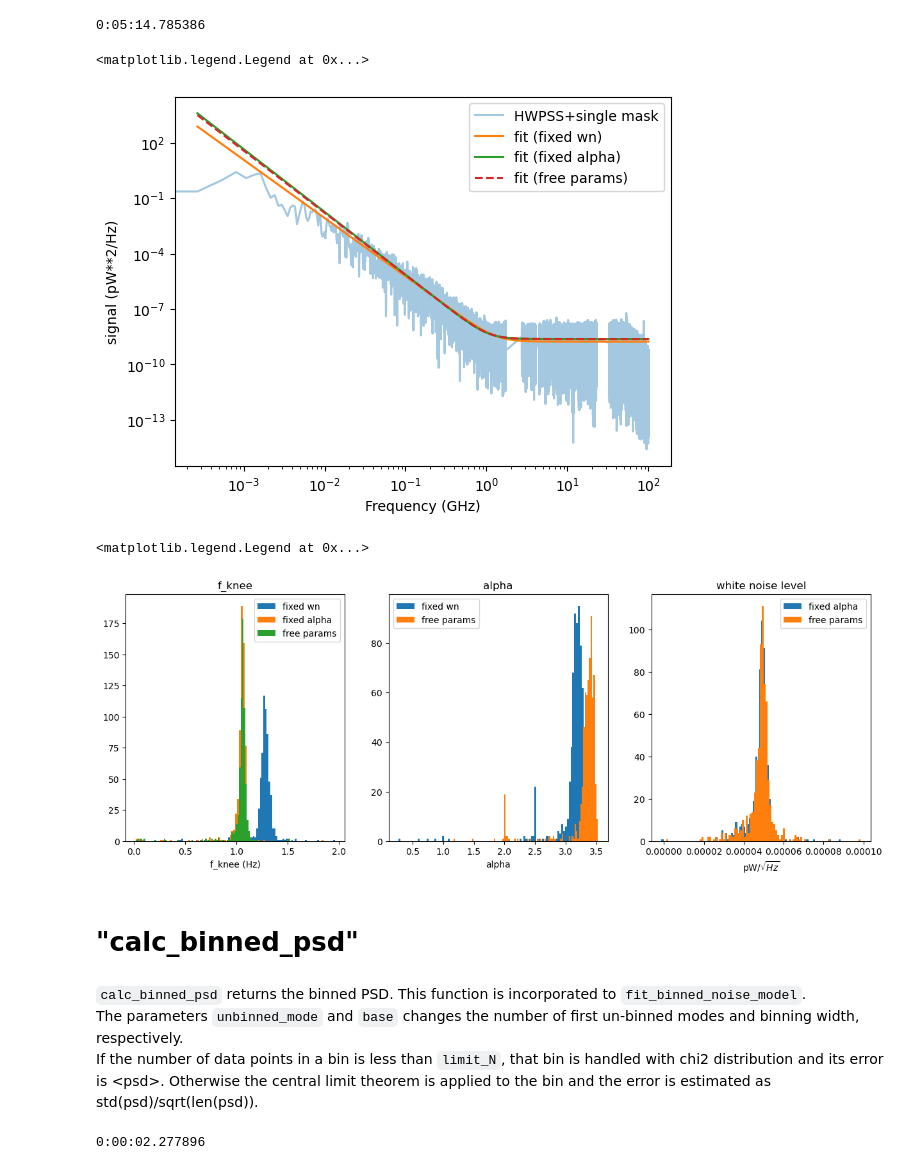
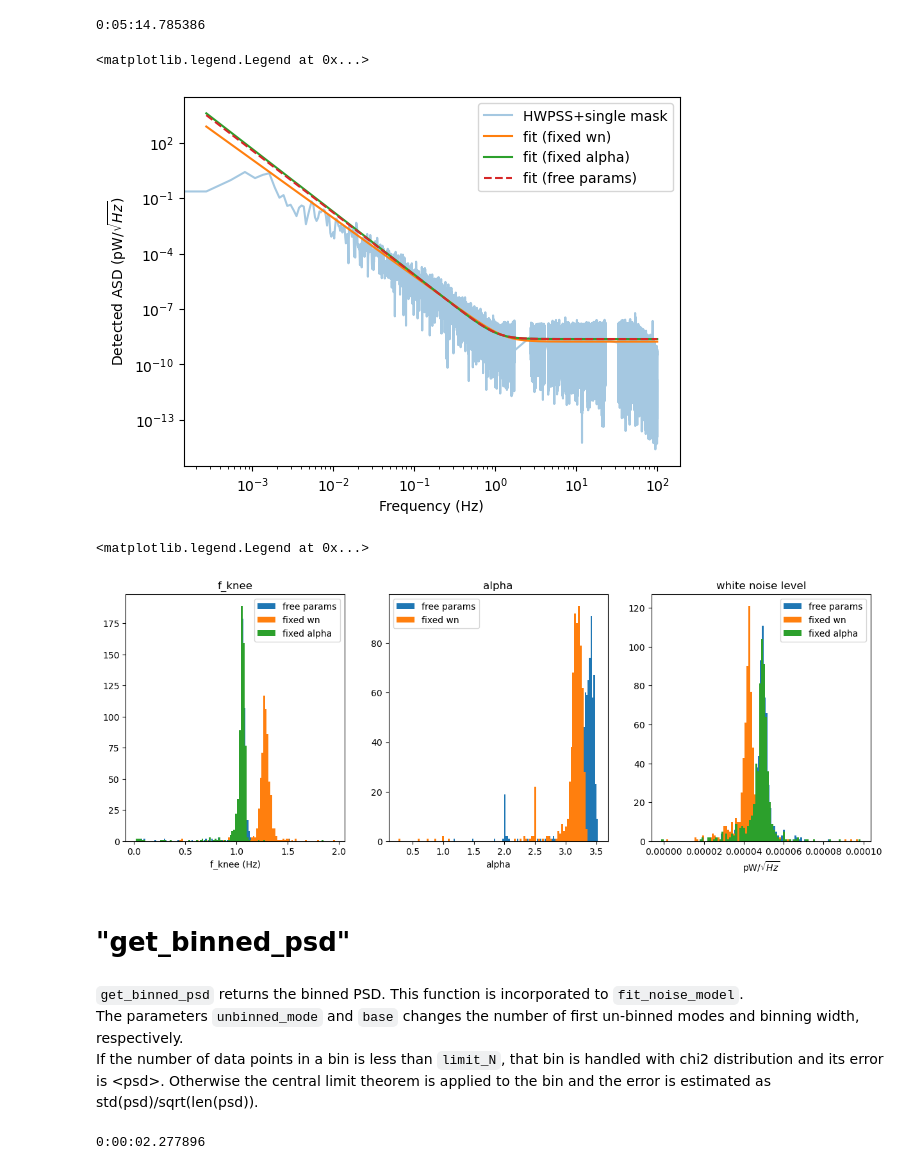
Before and after one commit to 17-sugiyama/scratch, a Jupyter notebook: 20250114_fft_ops_PR.ipynb, the cells around one changed output. Cells and saved outputs as stored; diff of their text form; code cells hidden in the pictures.

```diff
--- a/20250114_fft_ops_PR.ipynb
+++ b/20250114_fft_ops_PR.ipynb
@@ -96,6 +97,6 @@ def calc_wn(aman, pxx=None, freqs=None, low_f=5, high_f=10)New feature of fit_no
 * ``f_min`` has been added to limit the minimum frequency to fit.
 # %%
-wn = fft_ops.calc_wn(aman, pxx=aman.Pxx, freqs=aman.freqs, low_f=5, high_f=10)
+wn_initial_val = fft_ops.calc_wn(aman, pxx=aman.Pxx, freqs=aman.freqs, low_f=5, high_f=10)
 # %%
 start = datetime.datetime.now()
 noise_fit_stats_fixed_wn = fft_ops.fit_noise_model(aman,
@@ -104,7 +105,7 @@ noise_fit_stats_fixed_wn = fft_ops.fit_noise_model(aman,
                                                    f_min=0.001,
                                                    f_max=20,
                                                    mask=True,
-                                                   wn_est = wn,
+                                                   wn_est=wn_initial_val,
                                                    fixed_param="wn")
 stop = datetime.datetime.now()
 print(stop - start)
@@ -154,61 +155,61 @@ plt.loglog(aman.freqs, fft_ops.noise_model(aman.freqs, noise_fit_stats.fit[0]),
 noise_fit_stats = noise_fit_stats_all_params
 plt.loglog(aman.freqs, fft_ops.noise_model(aman.freqs, noise_fit_stats.fit[0]),"--",  label="fit (free params)")
 
-plt.xlabel('Frequency (GHz)')
-plt.ylabel('signal (pW**2/Hz)')
+plt.xlabel('Frequency (Hz)')
+plt.ylabel('Detected ASD (pW/$\sqrt{Hz}$)')
 plt.legend()
 # %% [output]
 <matplotlib.legend.Legend at 0x...>
-[figure, old version]
+[figure, new version]
 # %%
 fig = plt.figure(figsize=(15, 5))
 ax1 = fig.add_subplot(1, 3, 1)
 ax1.set_title("f_knee")
+noise_fit_stats = noise_fit_stats_all_params
+f_knee = noise_fit_stats.fit.T[1]
+ax1.hist(f_knee[((f_knee>0)&(f_knee<2))], bins=100, label="free params")
 noise_fit_stats = noise_fit_stats_fixed_wn
 f_knee = noise_fit_stats.fit.T[1]
 ax1.hist(f_knee[((f_knee>0)&(f_knee<2))], bins=100, label="fixed wn")
-
 noise_fit_stats = noise_fit_stats_fixed_alpha
 f_knee = noise_fit_stats.fit.T[1]
 ax1.hist(f_knee[((f_knee>0)&(f_knee<2))], bins=100, label="fixed alpha")
-
-noise_fit_stats = noise_fit_stats_all_params
-f_knee = noise_fit_stats.fit.T[1]
-ax1.hist(f_knee[((f_knee>0)&(f_knee<2))], bins=100, label="free params")
 ax1.set_xlabel('f_knee (Hz)')
 ax1.legend()
 
 ax2 = fig.add_subplot(1, 3, 2)
 ax2.set_title("alpha")
+noise_fit_stats = noise_fit_stats_all_params
+alpha = noise_fit_stats.fit.T[2]
+ax2.hist(alpha[((alpha>0)&(alpha<4))], bins=100, label="free params")
 noise_fit_stats = noise_fit_stats_fixed_wn
 alpha = noise_fit_stats.fit.T[2]
 ax2.hist(alpha[((alpha>0)&(alpha<4))], bins=100, label="fixed wn")
 
-noise_fit_stats = noise_fit_stats_all_params
-alpha = noise_fit_stats.fit.T[2]
-ax2.hist(alpha[((alpha>0)&(alpha<4))], bins=100, label="free params")
 ax2.set_xlabel('alpha')
 ax2.legend()
 
 ax3 = fig.add_subplot(1, 3, 3)
 ax3.set_title("white noise level")
-
+noise_fit_stats = noise_fit_stats_all_params
+wn = noise_fit_stats.fit.T[0]
+ax3.hist(wn[wn<0.0001], bins=100, label="free params")
+noise_fit_stats = noise_fit_stats_fixed_wn
+wn = noise_fit_stats.fit.T[0]
+ax3.hist(wn[wn<0.0001], bins=100, label="fixed wn")
 noise_fit_stats = noise_fit_stats_fixed_alpha
 wn = noise_fit_stats.fit.T[0]
 ax3.hist(wn[wn<0.0001], bins=100, label="fixed alpha")
 
-noise_fit_stats = noise_fit_stats_all_params
-wn = noise_fit_stats.fit.T[0]
-ax3.hist(wn[wn<0.0001], bins=100, label="free params")
 ax3.set_xlabel('pW/$\sqrt{Hz}$')
 ax3.legend()
 # %% [output]
 <matplotlib.legend.Legend at 0x...>
-[figure, old version]
+[figure, new version]
 # %% [markdown]
-# "calc_binned_psd"
+# "get_binned_psd"
 # %% [markdown]
-``calc_binned_psd`` returns the binned PSD. This function is incorporated to ``fit_binned_noise_model``.\
+``get_binned_psd`` returns the binned PSD. This function is incorporated to ``fit_noise_model``.\
 The parameters ``unbinned_mode`` and ``base`` changes the number of first un-binned modes and binning width, respectively.\
 If the number of data points in a bin is less than ``limit_N``, that bin is handled with
 chi2 distribution and its error is \<psd>. Otherwise the central limit theorem
```
Also changed, not shown: parts of 15 cells of this notebook.
